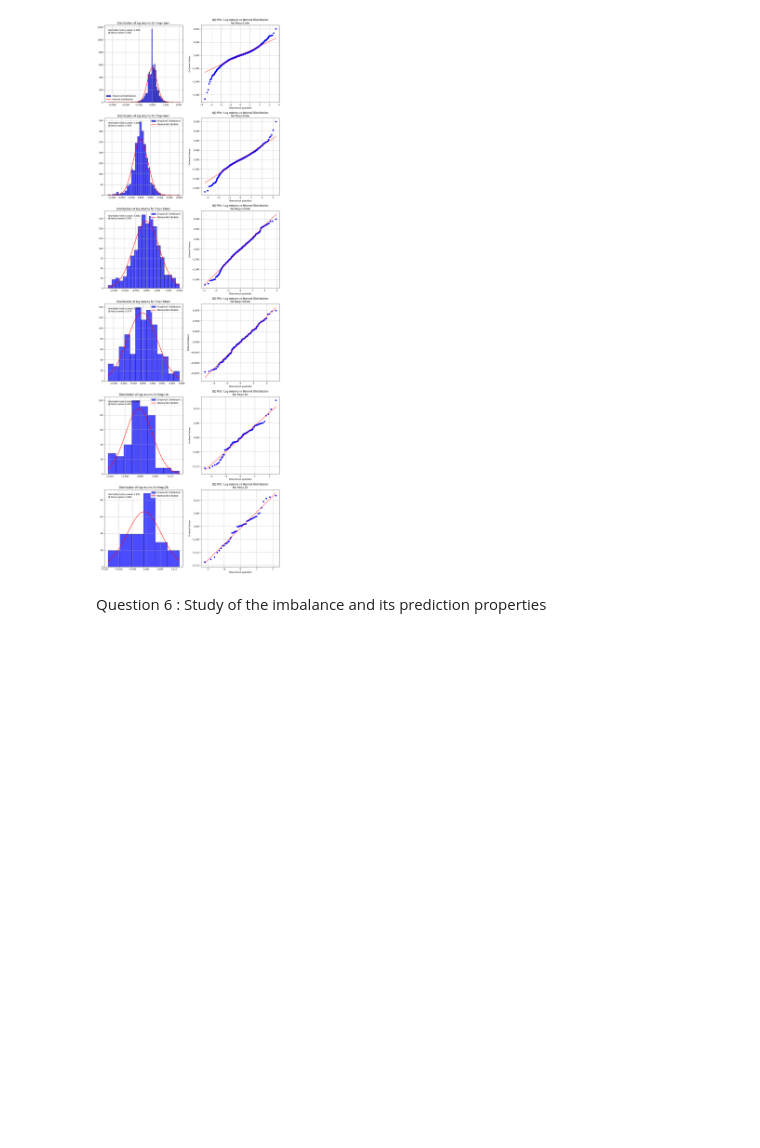
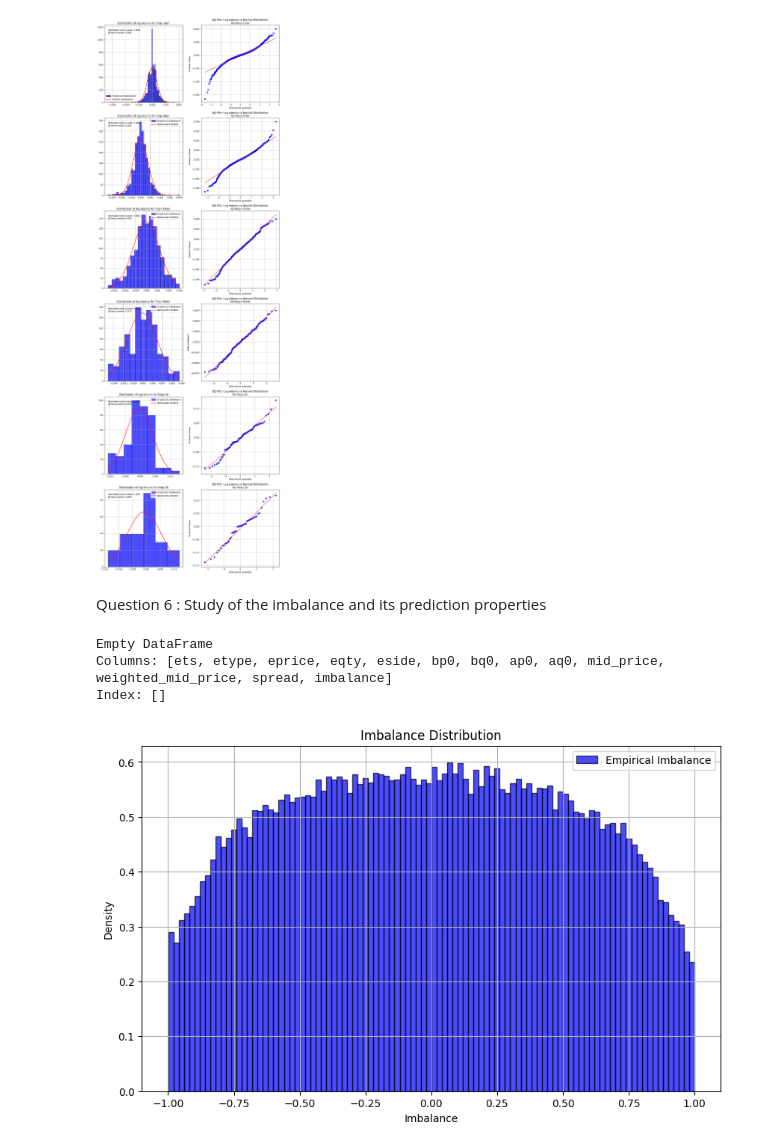
Before and after one commit to ethantrentin/High-Frequency-Data-Limit-Order-Books, a Jupyter notebook: DHF-LAB1-BOISTARD-ROCHE-TRENTIN.ipynb, the cells around one changed output. Drawn from its saved outputs; the diff is of its cells as text; code cells hidden in the pictures; blank space fills up the shorter version.

Commit message:
Push question 1 à 6

```diff
--- a/DHF-LAB1-BOISTARD-ROCHE-TRENTIN.ipynb
+++ b/DHF-LAB1-BOISTARD-ROCHE-TRENTIN.ipynb
@@ -515,3 +515,29 @@ plt.show()
 [figure]
 # %% [markdown]
 Question 6 : Study of the imbalance and its prediction properties
+# %%
+# Question 6
+df_q6 = filename_df.copy()
+df_q6 = df_q6[df_q6['etype'].isin(['T'])]
+df_q6['imbalance'] = (df_q6['bq0'] - df_q6['aq0']) / (df_q6['aq0'] +
+                                                      df_q6['bq0'])
+print(df_q6.loc[df_q6['eqty']<0])
+# %% [output]
+Empty DataFrame
+Columns: [ets, etype, eprice, eqty, eside, bp0, bq0, ap0, aq0, mid_price, weighted_mid_price, spread, imbalance]
+Index: []
+# %%
+# vizualisation of the imbalance
+plt.figure(figsize=(10, 6))
+n, bins, patches = plt.hist(df_q6['imbalance'], bins=100, color='blue',
+                            edgecolor='black', alpha=0.7, density=True,
+                            label='Empirical Imbalance')
+
+plt.title('Imbalance Distribution')
+plt.xlabel('Imbalance')
+plt.ylabel('Density')
+plt.legend()
+plt.grid(True)
+plt.show()
+# %% [output]
+[figure, added]
```
Also changed, not shown: parts of 2 cells of this notebook.
